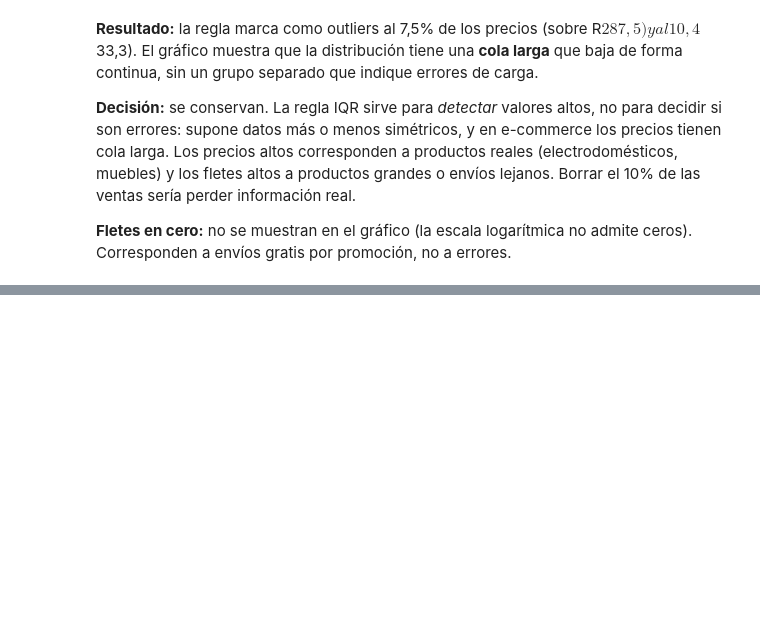
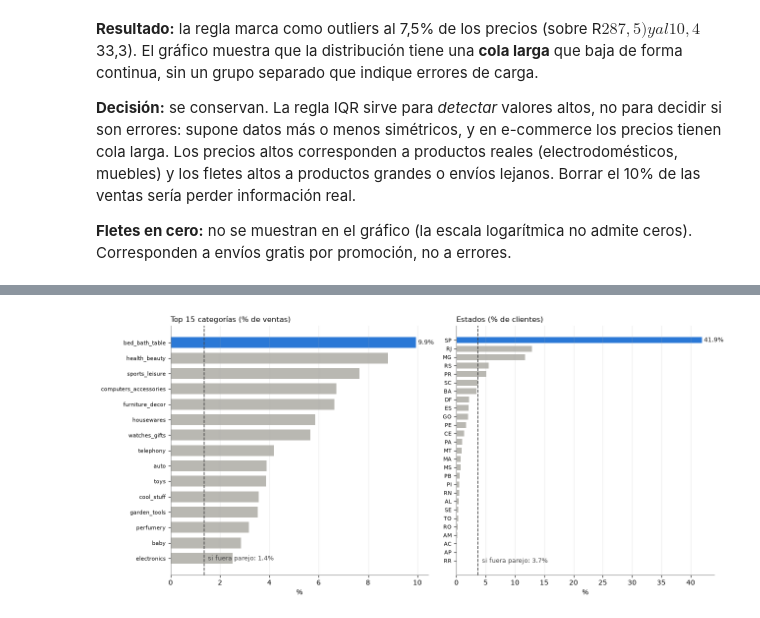
Before and after one commit to DynamoConsultoriaDataSolutions/dynamo-recsys-olist, a Jupyter notebook: notebooks/02_dd_pipeline_reproducible.ipynb, the cells around one changed output, grey strips where cells are left out. Drawn from its saved outputs; the diff is of its cells as text; code cells hidden in the pictures; blank space fills up the shorter version.

Commit message:
Notebook: completa sección de calidad de datos y agrega sección de features

```diff
--- a/notebooks/02_dd_pipeline_reproducible.ipynb
+++ b/notebooks/02_dd_pipeline_reproducible.ipynb
@@ -194,0 +245,24 @@ plt.show()
+# %%
+from src.data.data_quality import estado_por_cliente
+
+pct_cat = df["category"].value_counts(normalize=True).mul(100)
+pct_est = estado_por_cliente().value_counts(normalize=True).mul(100)
+
+fig, axes = plt.subplots(1, 2, figsize=(13, 6))
+datos = [(axes[0], pct_cat.head(15), 100 / len(pct_cat), "Top 15 categorías (% de ventas)"),
+         (axes[1], pct_est, 100 / len(pct_est), "Estados (% de clientes)")]
+for ax, serie, parejo, titulo in datos:
+    serie = serie[::-1]                       # invertir: la mayor queda arriba
+    colores = [AZUL if i == len(serie) - 1 else GRIS for i in range(len(serie))]
+    ax.barh(serie.index, serie.values, color=colores, height=0.7)
+    ax.axvline(parejo, color="#444", linestyle="--", linewidth=1.2)
+    ax.text(parejo, 0, f"  si fuera parejo: {parejo:.1f}%", fontsize=9, color="#444", va="center")
+    ax.text(serie.values[-1], len(serie) - 1, f" {serie.values[-1]:.1f}%", va="center", fontsize=9, color="#222")
+    ax.set_title(titulo, loc="left", fontsize=11)
+    ax.set_xlabel("%")
+    ax.tick_params(axis="y", labelsize=8)
+    ax.grid(axis="y", visible=False)
+plt.tight_layout()
+plt.show()
+# %% [output]
+[figure, added]
```
Also changed, not shown: parts of 9 cells of this notebook.
